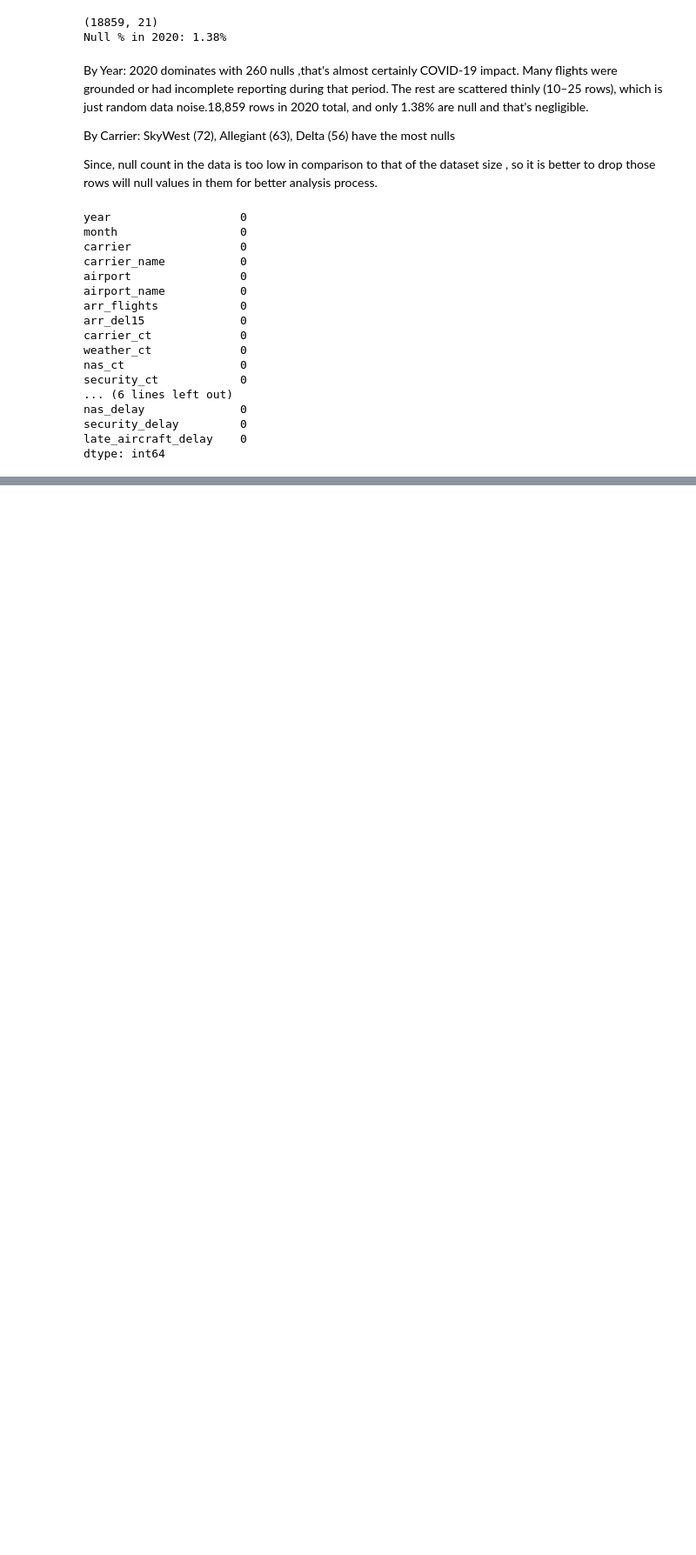
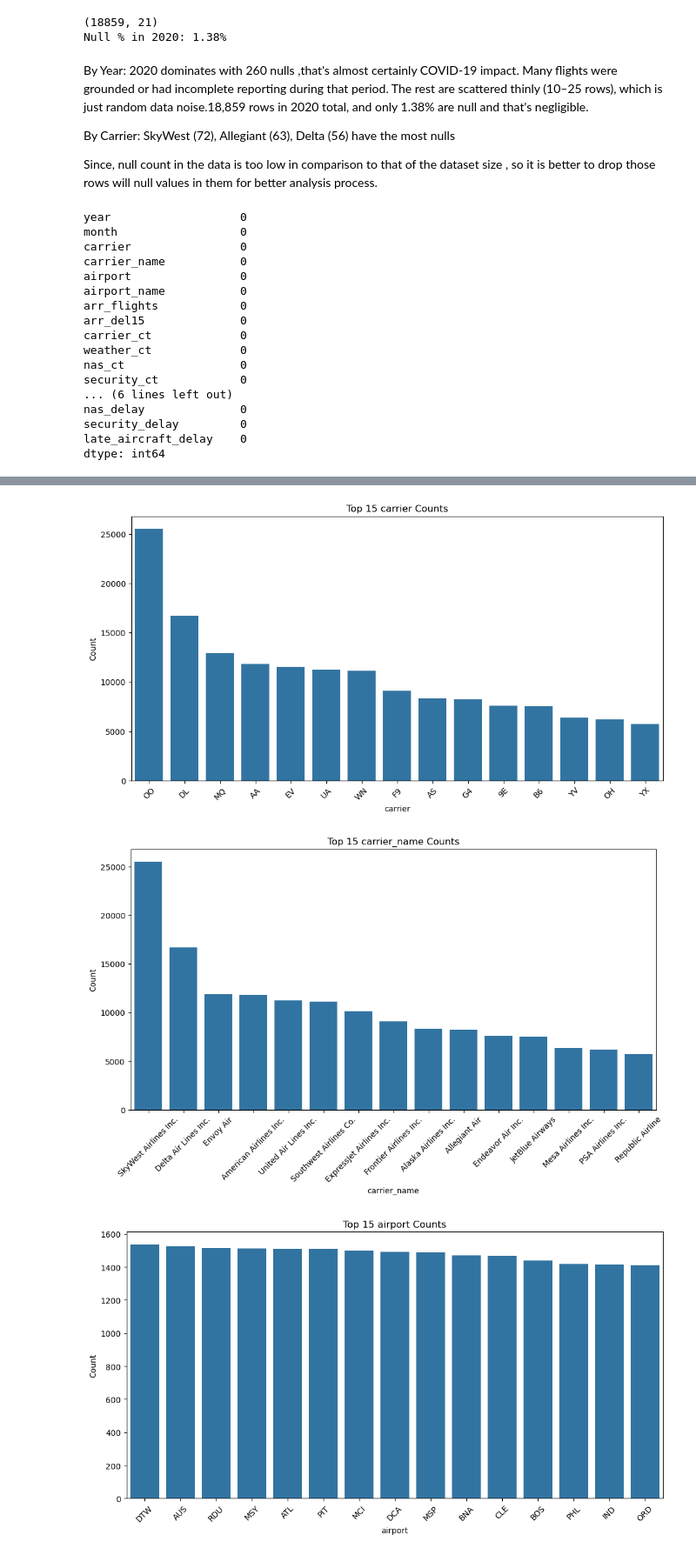
Before and after one commit to Rojin-Dhami/Flight-Delay-data-analysis, a Jupyter notebook: notebooks/eda.ipynb, the cells around one changed output, grey strips where cells are left out. Shown at 87% size. Saved outputs shown, nothing was run; the diff lists cells and outputs as text; code cells hidden in the pictures; blank space fills up the shorter version.

```diff
--- a/notebooks/eda.ipynb
+++ b/notebooks/eda.ipynb
@@ -143,0 +175,15 @@ df['period'] = pd.to_datetime(df[['year','month']].assign(day=1))
+# %%
+for feature in categorical_columns:
+    top_categories = df[feature].value_counts().nlargest(15)
+
+    plt.figure(figsize=(12, 6))
+    sns.barplot(x=top_categories.index, y=top_categories.values)
+    plt.title(f'Top {15} {feature} Counts')
+    plt.xlabel(feature)
+    plt.ylabel('Count')
+    plt.xticks(rotation=45)
+    plt.show()
+# %% [output]
+[figure, added]
+[figure, added]
+[figure, added]
```
Also changed, not shown: parts of 13 cells of this notebook.
